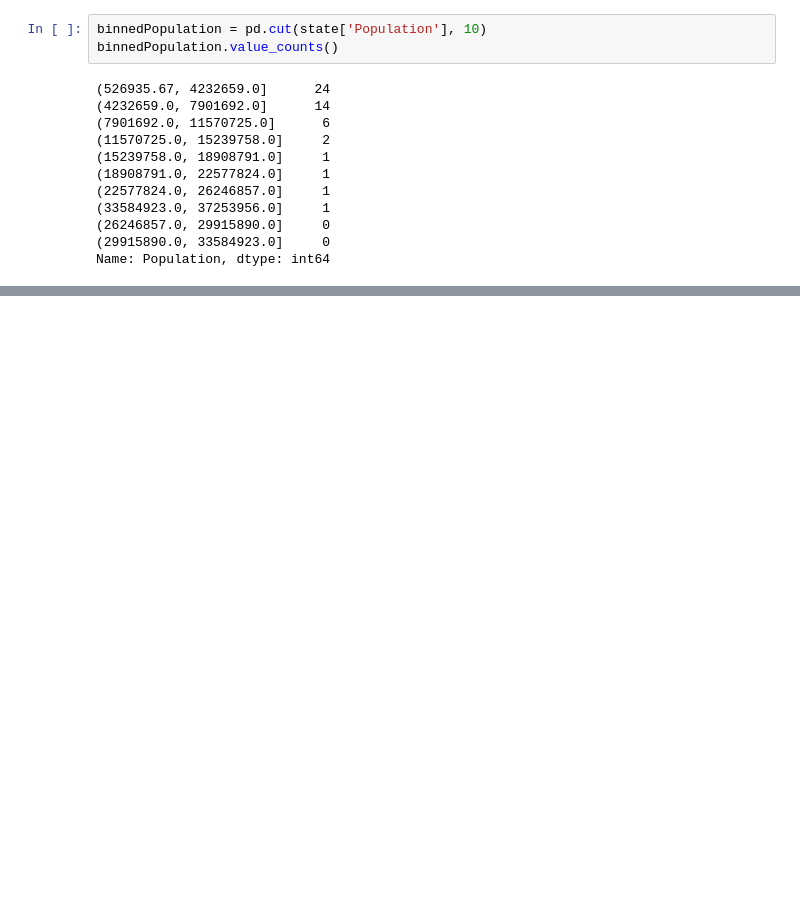
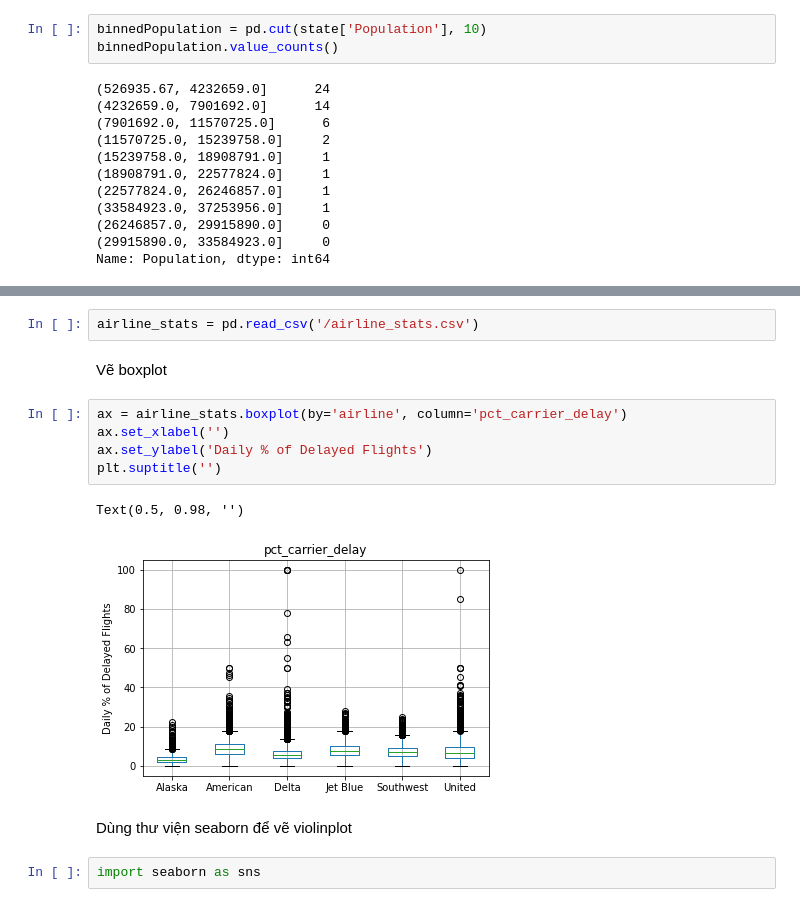
Before and after one commit to lmquann/leminhquan, a Jupyter notebook: ThongKeMoTa02.ipynb, the cells around one changed output, grey strips where cells are left out. Drawn from its saved outputs; the diff is of its cells as text; blank space fills up the shorter version.

```diff
--- a/ThongKeMoTa02.ipynb
+++ b/ThongKeMoTa02.ipynb
@@ -60,0 +98,16 @@ NameError: ignored
+# %%
+airline_stats = pd.read_csv('/airline_stats.csv')
+# %% [markdown]
+Vẽ boxplot
+# %%
+ax = airline_stats.boxplot(by='airline', column='pct_carrier_delay')
+ax.set_xlabel('')
+ax.set_ylabel('Daily % of Delayed Flights')
+plt.suptitle('')
+# %% [output]
+Text(0.5, 0.98, '')
+[figure, added]
+# %% [markdown]
+Dùng thư viện seaborn để vẽ violinplot
+# %%
+import seaborn as sns
```
Also changed, not shown: parts of 19 cells of this notebook.
